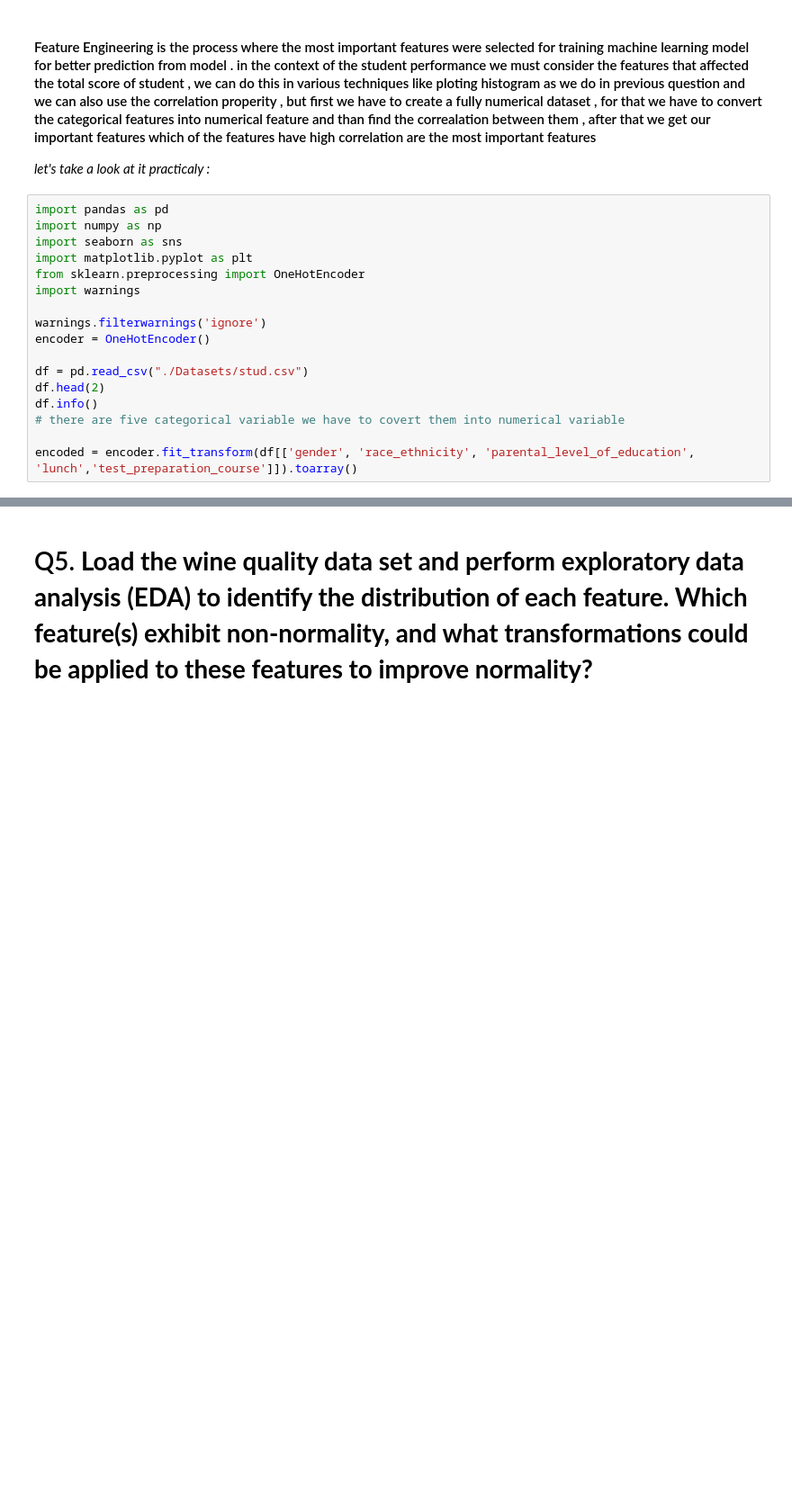
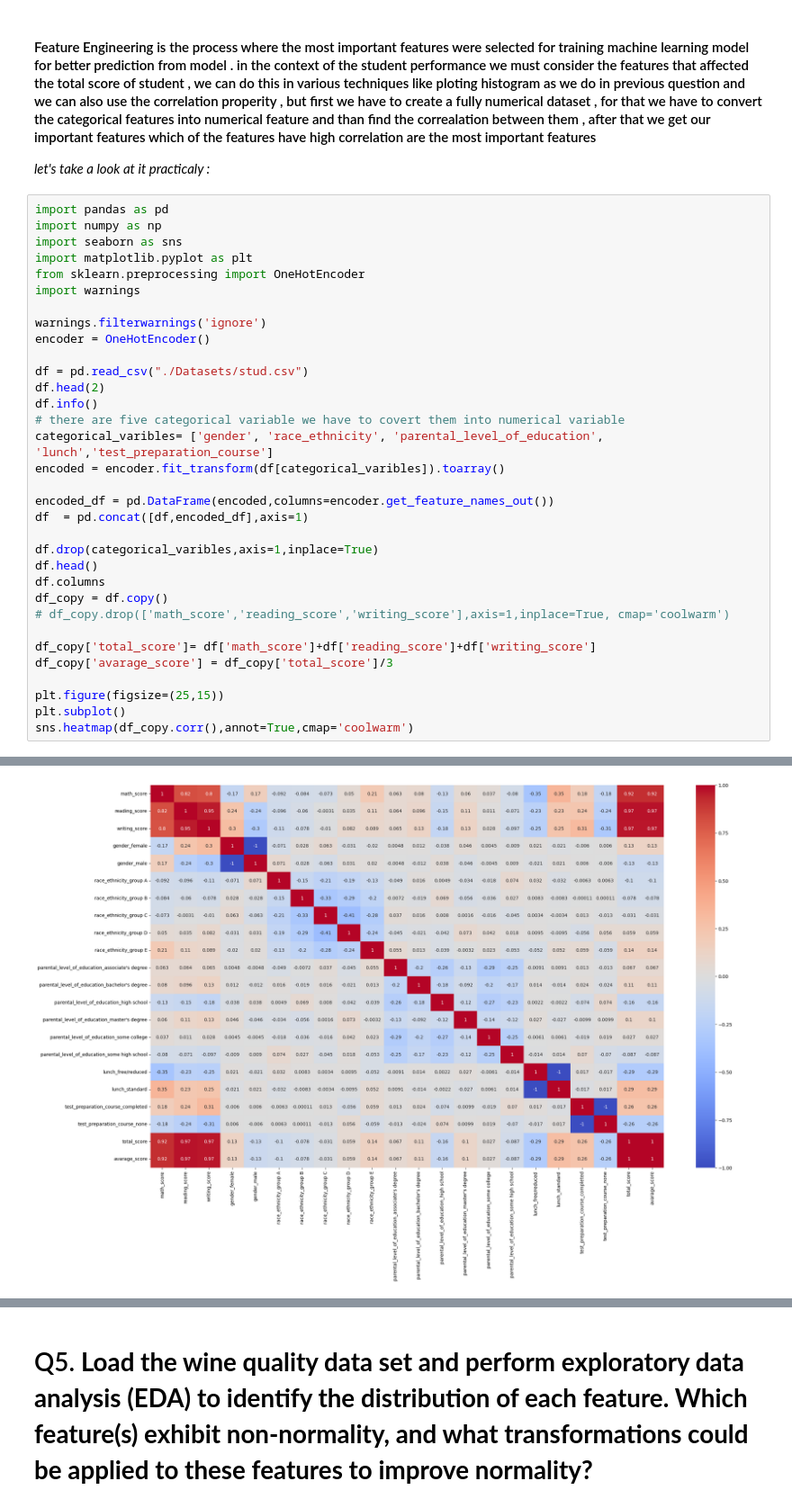
Before and after one commit to prashdev01/ML-assignments, a Jupyter notebook: 24Mar_ML_assignment.ipynb, the cells around one changed output, grey strips where cells are left out. Shown at 90% size. Cells and saved outputs as stored; diff of their text form; blank space fills up the shorter version.

```diff
--- a/24Mar_ML_assignment.ipynb
+++ b/24Mar_ML_assignment.ipynb
@@ -135,8 +143,24 @@ df = pd.read_csv("./Datasets/stud.csv")
 df.head(2)
 df.info()
 # there are five categorical variable we have to covert them into numerical variable
+categorical_varibles= ['gender', 'race_ethnicity', 'parental_level_of_education', 'lunch','test_preparation_course']
+encoded = encoder.fit_transform(df[categorical_varibles]).toarray()
 
-encoded = encoder.fit_transform(df[['gender', 'race_ethnicity', 'parental_level_of_education', 'lunch','test_preparation_course']]).toarray()
+encoded_df = pd.DataFrame(encoded,columns=encoder.get_feature_names_out())
+df  = pd.concat([df,encoded_df],axis=1)
+
+df.drop(categorical_varibles,axis=1,inplace=True)
+df.head()
+df.columns
+df_copy = df.copy()
+# df_copy.drop(['math_score','reading_score','writing_score'],axis=1,inplace=True, cmap='coolwarm')
+
+df_copy['total_score']= df['math_score']+df['reading_score']+df['writing_score']
+df_copy['avarage_score'] = df_copy['total_score']/3
+
+plt.figure(figsize=(25,15))
+plt.subplot()
+sns.heatmap(df_copy.corr(),annot=True,cmap='coolwarm')
 # %% [output]
 <class 'pandas.core.frame.DataFrame'>
 RangeIndex: 1000 entries, 0 to 999
@@ -155,0 +181 @@ memory usage: 62.6+ KB
+[figure, added]
```
Also changed, not shown: parts of 5 cells of this notebook.
